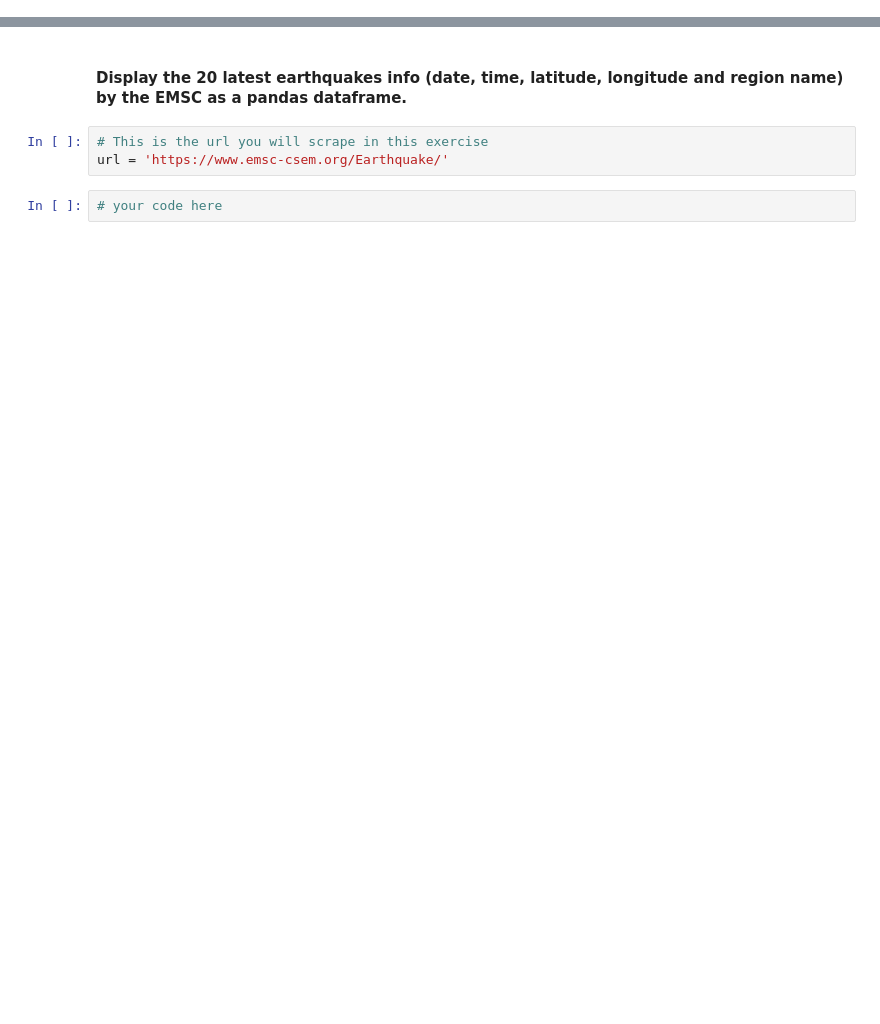
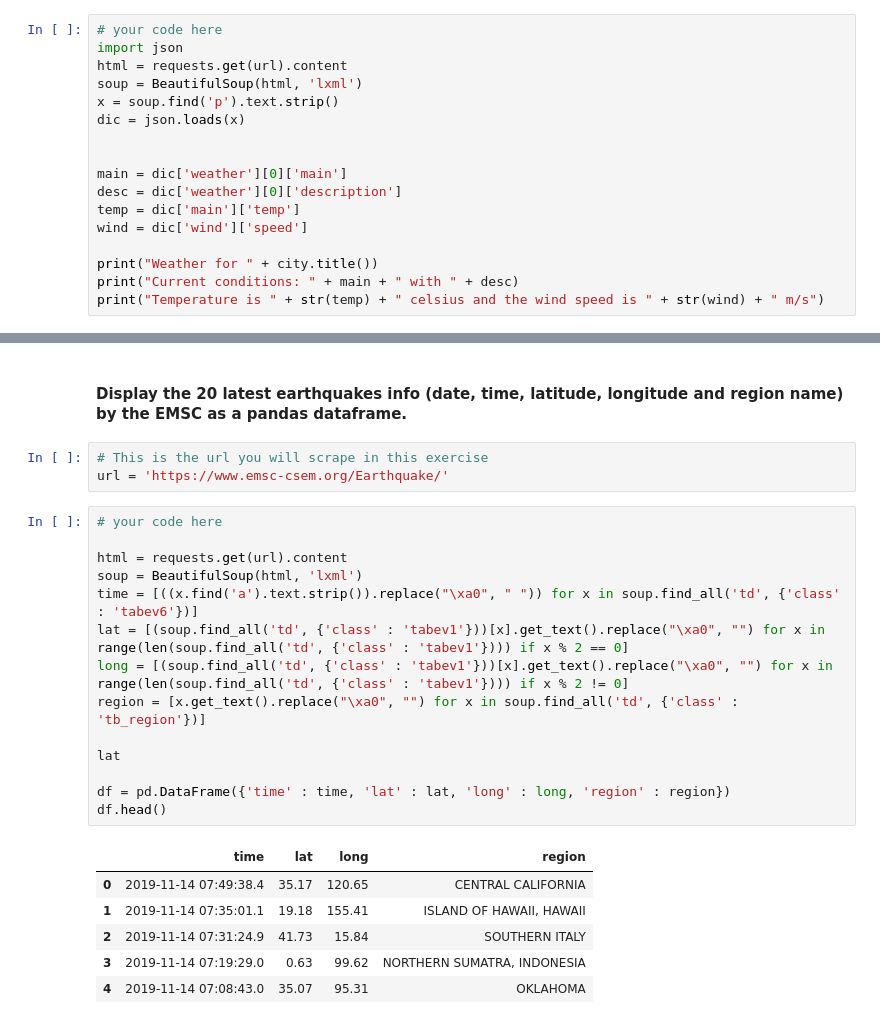
Before and after one commit to ta-data-lis/lab-web-scraping, a Jupyter notebook: your-code/main.ipynb, the cells around one changed output, grey strips where cells are left out. Saved outputs shown, nothing was run; the diff lists cells and outputs as text; blank space fills up the shorter version.

```diff
--- a/your-code/main.ipynb
+++ b/your-code/main.ipynb
@@ -184,0 +438,17 @@ url = 'http://api.openweathermap.org/data/2.5/weather?'+'q='+city+'&APPID=b35975
+# %%
+# your code here
+import json
+html = requests.get(url).content
+soup = BeautifulSoup(html, 'lxml')
+x = soup.find('p').text.strip()
+dic = json.loads(x)
+
+
+main = dic['weather'][0]['main']
+desc = dic['weather'][0]['description']
+temp = dic['main']['temp']
+wind = dic['wind']['speed']
+
+print("Weather for " + city.title())
+print("Current conditions: " + main + " with " + desc)
+print("Temperature is " + str(temp) + " celsius and the wind speed is " + str(wind) + " m/s")
@@ -195,5 +485,24 @@ url = 'http://books.toscrape.com/'
 # %%
 # This is the url you will scrape in this exercise
 url = 'https://www.emsc-csem.org/Earthquake/'
-# %%
-# your code here
+# %%
+# your code here
+
+html = requests.get(url).content
+soup = BeautifulSoup(html, 'lxml')
+time = [((x.find('a').text.strip()).replace("\xa0", " ")) for x in soup.find_all('td', {'class' : 'tabev6'})]
+lat = [(soup.find_all('td', {'class' : 'tabev1'}))[x].get_text().replace("\xa0", "") for x in range(len(soup.find_all('td', {'class' : 'tabev1'}))) if x % 2 == 0]
+long = [(soup.find_all('td', {'class' : 'tabev1'}))[x].get_text().replace("\xa0", "") for x in range(len(soup.find_all('td', {'class' : 'tabev1'}))) if x % 2 != 0]
+region = [x.get_text().replace("\xa0", "") for x in soup.find_all('td', {'class' : 'tb_region'})]
+
+lat
+
+df = pd.DataFrame({'time' : time, 'lat' : lat, 'long' : long, 'region' : region})
+df.head()
+# %% [output]
+|  | time | lat | long | region |
+| 0 | 2019-11-14 07:49:38.4 | 35.17 | 120.65 | CENTRAL CALIFORNIA |
+| 1 | 2019-11-14 07:35:01.1 | 19.18 | 155.41 | ISLAND OF HAWAII, HAWAII |
+| 2 | 2019-11-14 07:31:24.9 | 41.73 | 15.84 | SOUTHERN ITALY |
+| 3 | 2019-11-14 07:19:29.0 | 0.63 | 99.62 | NORTHERN SUMATRA, INDONESIA |
+| 4 | 2019-11-14 07:08:43.0 | 35.07 | 95.31 | OKLAHOMA |
```
Also changed, not shown: parts of 41 cells of this notebook.
